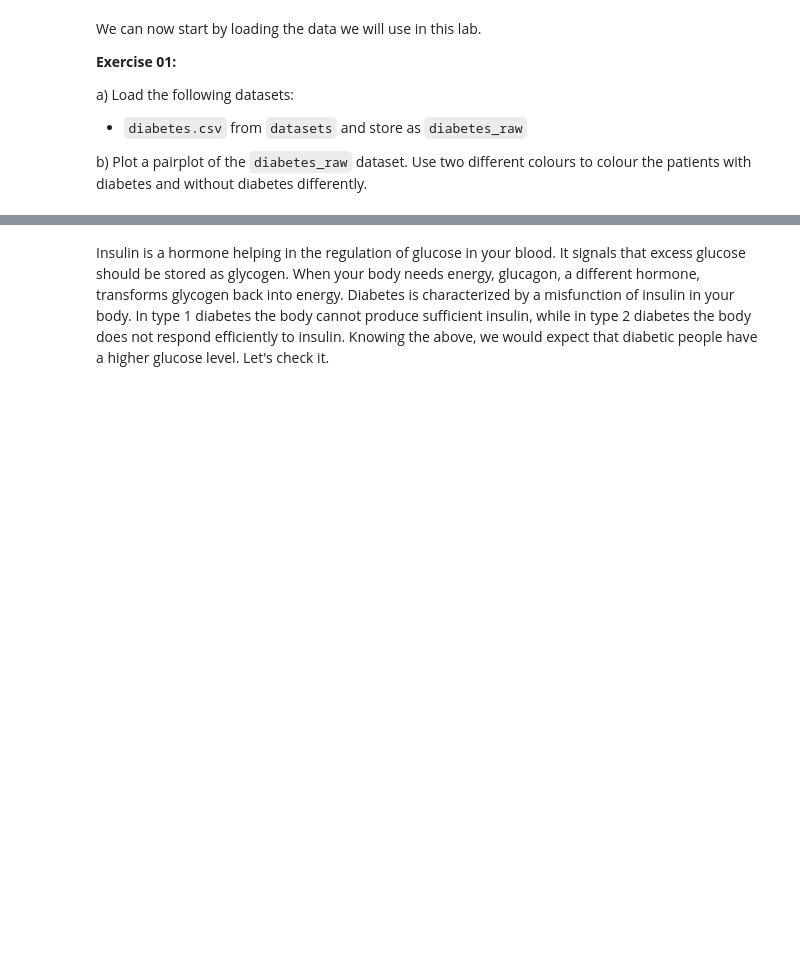
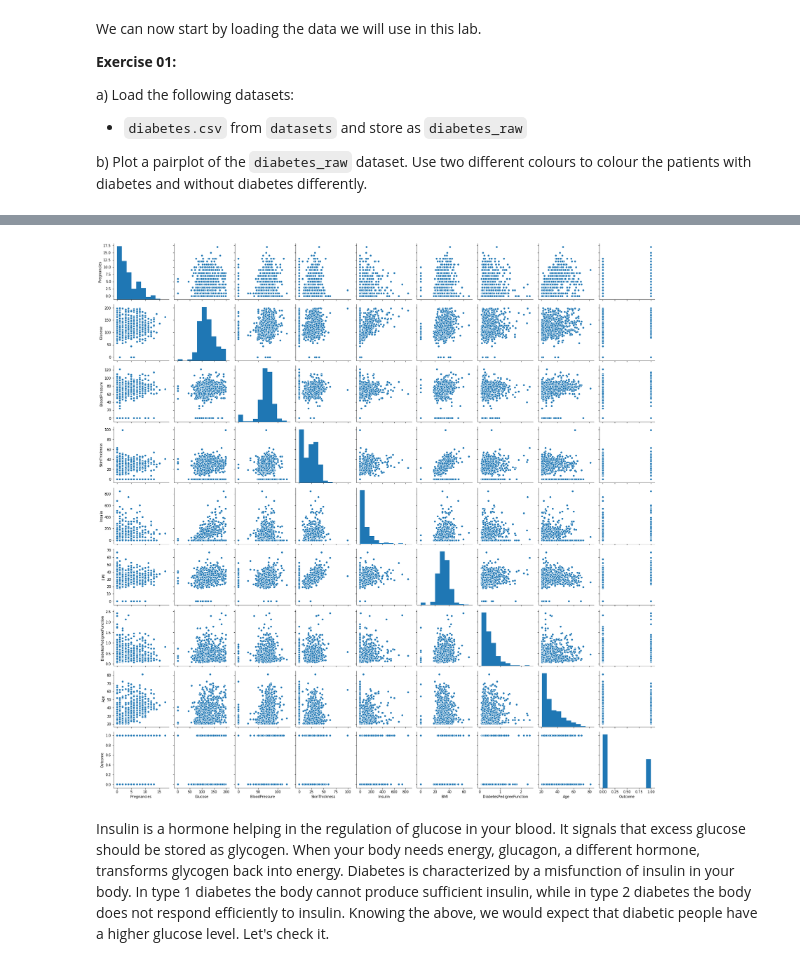
Before and after one commit to Leonard907/Work, a Jupyter notebook: FDS/week07-linear-models/week-07-Linear-Models.ipynb, the cells around one changed output, grey strips where cells are left out. Cells and saved outputs as stored; diff of their text form; code cells hidden in the pictures; blank space fills up the shorter version.

```diff
--- a/FDS/week07-linear-models/week-07-Linear-Models.ipynb
+++ b/FDS/week07-linear-models/week-07-Linear-Models.ipynb
@@ -47,3 +47,5 @@ b) Plot a pairplot of the `diabetes_raw` dataset. Use two different colours to c
 # %%
 # Your code
 # a
+diabetes_raw = pd.read_csv('datasets/diabetes.csv')
+diabetes_raw.head()
@@ -52,3 +59,9 @@ b) Plot a pairplot of the `diabetes_raw` dataset. Use two different colours to c
+# %%
+# b
+sns.pairplot(diabetes_raw)
+plt.show()
+# %% [output]
+[figure, added]
 # %% [markdown]
 Insulin is a hormone helping in the regulation of glucose in your blood. It signals that excess glucose should be stored as glycogen. When your body needs energy, glucagon, a different hormone, transforms glycogen back into energy. Diabetes is characterized by a misfunction of insulin in your body. In type 1 diabetes the body cannot produce sufficient insulin, while in type 2 diabetes the body does not respond efficiently to insulin. Knowing the above, we would expect that diabetic people have a higher glucose level. Let's check it.
 # %% [markdown]
```
Also changed, not shown: parts of 40 cells of this notebook, 8 other files.
